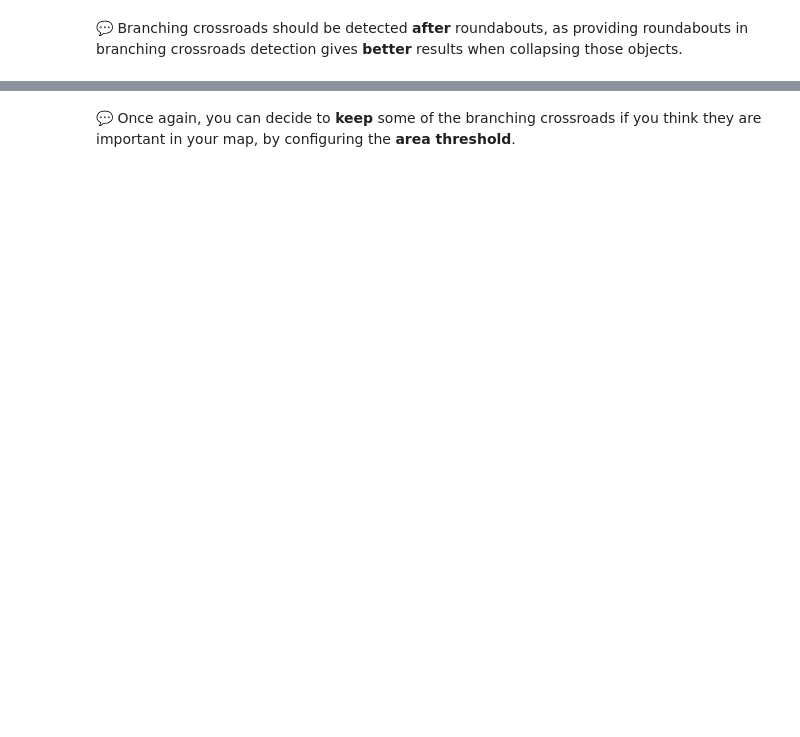
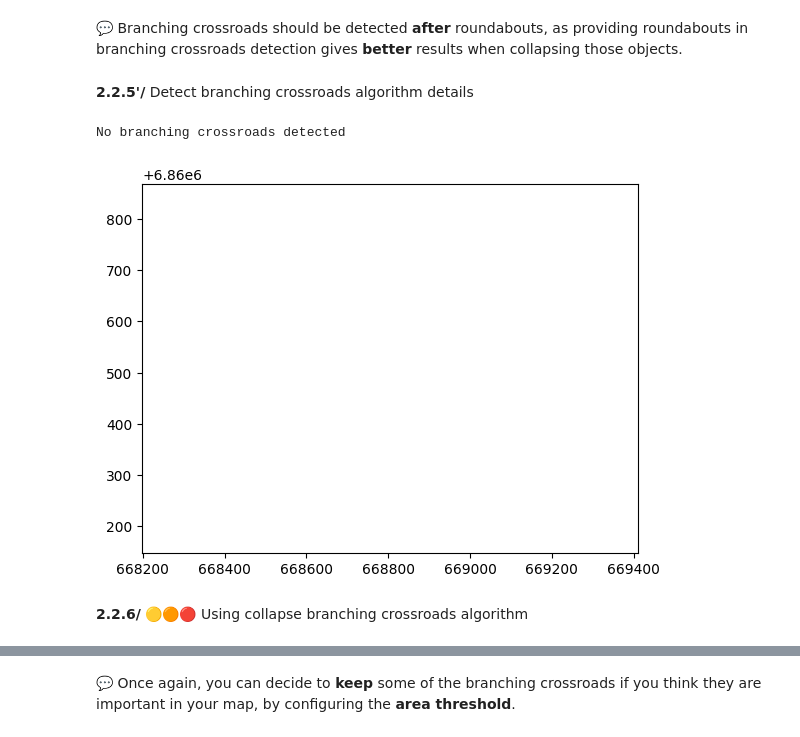
Before and after one commit to LostInZoom/cartagen-notebooks, a Jupyter notebook: basemap_ntbk_ok.ipynb, the cells around one changed output, grey strips where cells are left out. Saved outputs shown, nothing was run; the diff lists cells and outputs as text; code cells hidden in the pictures; blank space fills up the shorter version.

```diff
--- a/basemap_ntbk_ok.ipynb
+++ b/basemap_ntbk_ok.ipynb
@@ -1240,5 +1346,26 @@ display(out_dtc_bc, revert2)
 # %% [markdown]
 💬 Branching crossroads should be detected **after** roundabouts, as providing roundabouts in branching crossroads detection gives **better** results when collapsing those objects.
+# %% [markdown]
+**2.2.5'/** Detect branching crossroads algorithm details
+# %%
+branching = c4.detect_branching_crossroads(list_generalized[count], roundabouts = rb, area_threshold = 1, maximum_distance_area = 0.5,
+                                                    allow_middle_node = True, middle_angle_tolerance = 10, allow_single_4degree_node = True)
+#Configuring display window
+fig = plt.figure()
+ax = fig.add_subplot(111)
+plt.xlim(668198, 669411)
+plt.ylim(6860147, 6860869)
+
+if branching:
+    branching.plot(ax=ax, color = 'orange')
+    list_generalized[count].plot(ax =ax, linewidth = 0.8)
+else:
+    print("No branching crossroads detected")
+# %% [output]
+No branching crossroads detected
+[figure, added]
+# %% [markdown]
+**2.2.6/** 🟡🟠🔴 Using collapse branching crossroads algorithm
 # %%
 # 🟡🟠🔴 Step 5 : Collapsing branching crossroads
 revert3 = ipywidgets.Button(description='revert',icon='undo')
```
Also changed, not shown: parts of 59 cells of this notebook.
